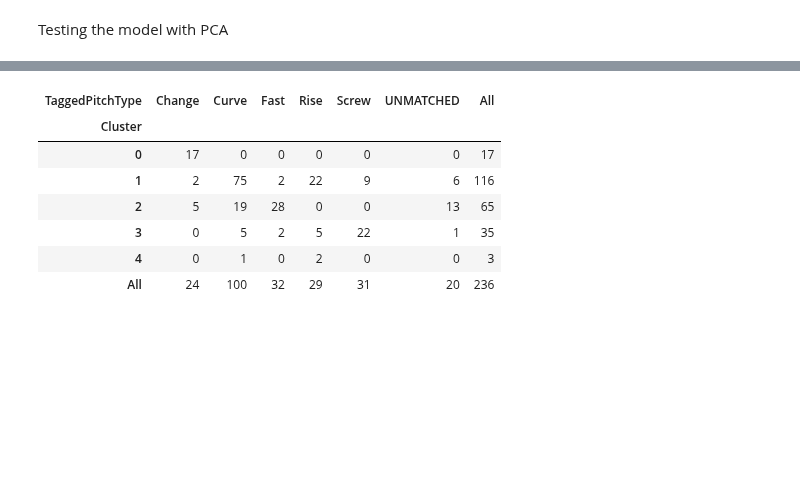
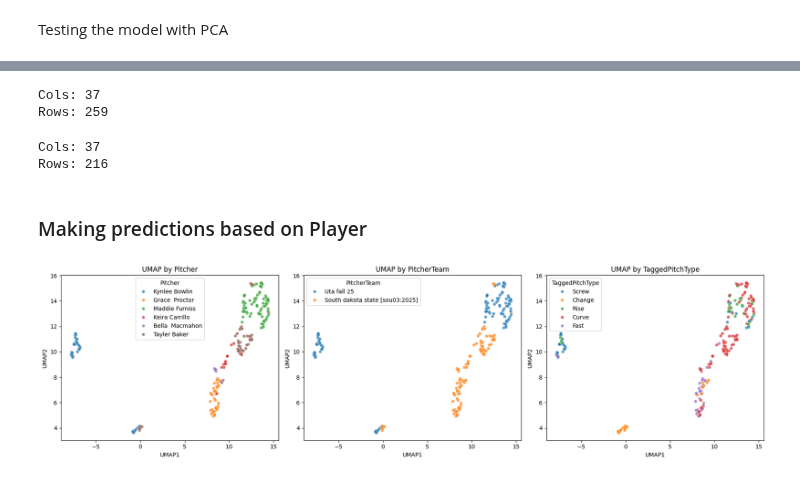
Before and after one commit to mikeSheehey/Tabular_Project_DATA4380, a Jupyter notebook: Notebooks/Softball_4380.ipynb, the cells around one changed output, grey strips where cells are left out. Drawn from its saved outputs; the diff is of its cells as text; code cells hidden in the pictures; blank space fills up the shorter version.

```diff
--- a/Notebooks/Softball_4380.ipynb
+++ b/Notebooks/Softball_4380.ipynb
@@ -840,14 +865,36 @@ az0                -35.99   -40.90   -39.01   -31.61   -44.92
-# %%
-# Cross-tabulate KMeans clusters with ground truth pitch tags
-pd.crosstab(
-    pca_df["Cluster"], imputed_df["TaggedPitchType"], margins=True
-).style.background_gradient(cmap="YlGnBu")
-# %% [output]
-| TaggedPitchType | Change | Curve | Fast | Rise | Screw | UNMATCHED | All |
-| Cluster |  |  |  |  |  |  |  |
-| 0 | 17 | 0 | 0 | 0 | 0 | 0 | 17 |
-| 1 | 2 | 75 | 2 | 22 | 9 | 6 | 116 |
-| 2 | 5 | 19 | 28 | 0 | 0 | 13 | 65 |
-| 3 | 0 | 5 | 2 | 5 | 22 | 1 | 35 |
-| 4 | 0 | 1 | 0 | 2 | 0 | 0 | 3 |
-| All | 24 | 100 | 32 | 29 | 31 | 20 | 236 |
+# %%
+from sklearn.cluster import KMeans
+
+# reuse pca_df, X_scaled.
+
+pca = PCA(n_components=5)
+pca_scores = pca.fit_transform(X_scaled)
+
+pca_df = pd.DataFrame(
+    pca_scores,
+    columns=[col for col in PCA_list],
+    index=pca_df.index
+)
+
+
+# concating the nominal cols from the original df
+nom_cols = ['Pitcher', 'PitcherTeam', 'TaggedPitchType']
+player_team_pca_df = pd.concat(
+    [pca_df, imputed_df[pitch_cols+nom_cols]],
+    axis=1
+)
+# %%
+print_shape(player_team_pca_df)
+# %% [output]
+Cols: 37
+Rows: 259
+# %%
+player_team_pca_df = player_team_pca_df[
+    (player_team_pca_df['TaggedPitchType'] != 'UNMATCHED')
+      ].dropna().copy() # we drop a little bit of the data
+print_shape(player_team_pca_df)
+# %% [output]
+Cols: 37
+Rows: 216
+# %% [markdown]
+### Making predictions based on Player
@@ -853,0 +911,21 @@ pd.crosstab(
+# %%
+fig, ax = plt.subplots(1, 3, figsize=(18, 5))
+
+for i, col in enumerate(nom_cols):
+
+    sns.scatterplot(
+        data=player_team_pca_df,
+        x='UMAP1',
+        y='UMAP2',
+        hue=col,
+        ax=ax[i],
+        alpha=0.7,
+        s=30
+    )
+
+    ax[i].set_title(f'UMAP by {col}')
+
+plt.tight_layout()
+plt.show()
+# %% [output]
+[figure, added]
```
Also changed, not shown: parts of 38 cells of this notebook.
